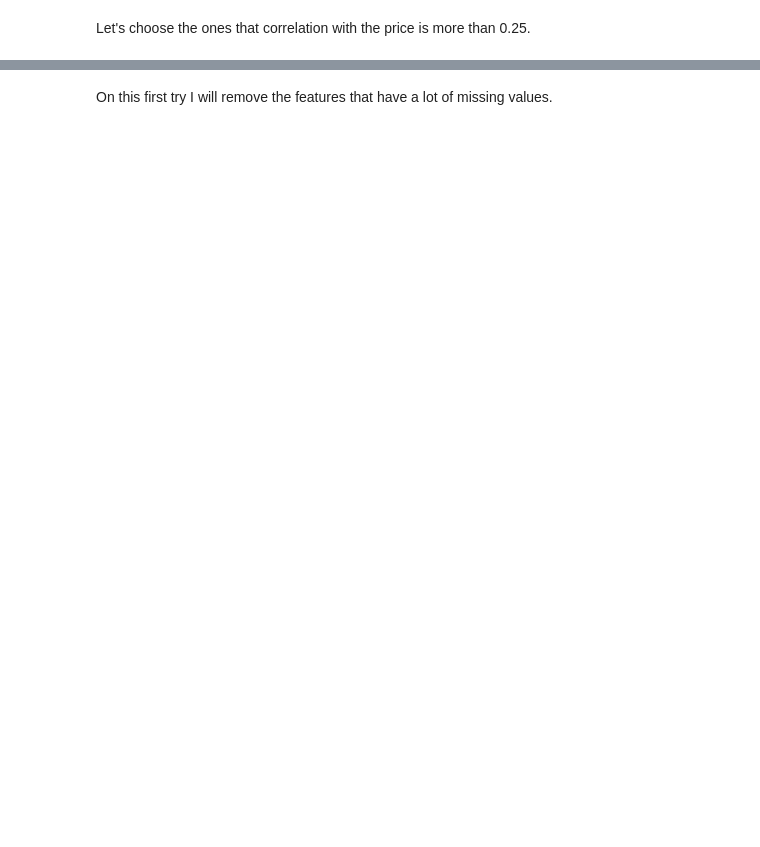
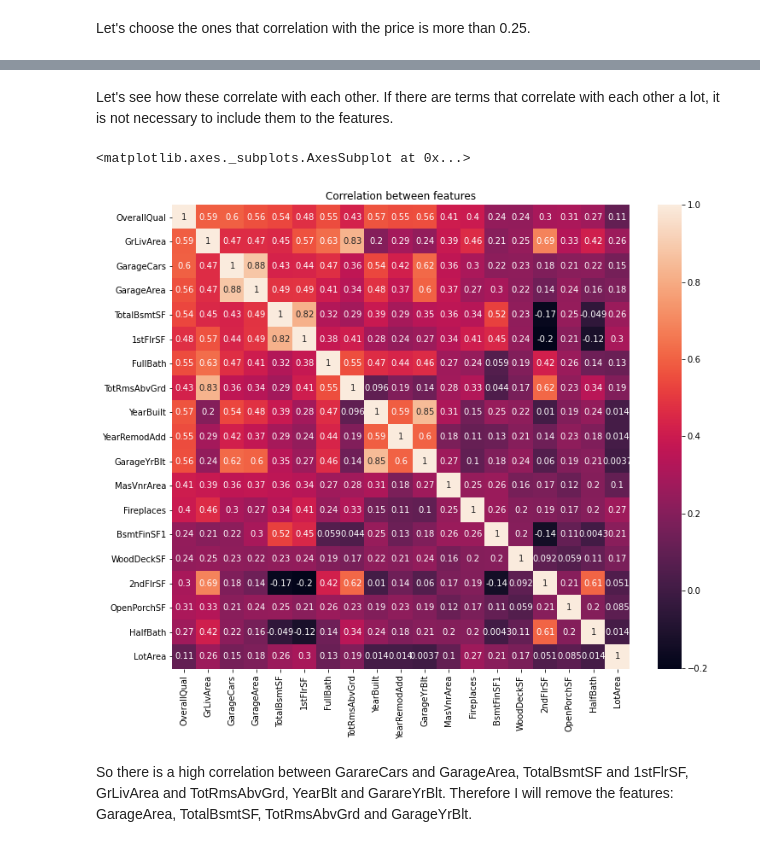
Before and after one commit to sarogov/Kaggle-competitions, a Jupyter notebook: HousePrices/house-prices-how-to-predict-them-well.ipynb, the cells around one changed output, grey strips where cells are left out. Cells and saved outputs as stored; diff of their text form; code cells hidden in the pictures; blank space fills up the shorter version.

Commit message:
Update house-prices-how-to-predict-them-well.ipynb
Added heatmap for correlation matrix

```diff
--- a/HousePrices/house-prices-how-to-predict-them-well.ipynb
+++ b/HousePrices/house-prices-how-to-predict-them-well.ipynb
@@ -82,4 +108,11 @@ home_data[features].describe()
-# %% [markdown]
-On this first try I will remove the features that have a lot of missing values.
-# %%
-features.remove('LotFrontage')
+# %% [markdown]
+Let's see how these correlate with each other. If there are terms that correlate with each other a lot, it is not necessary to include them to the features.
+# %%
+plt.figure(figsize=(12,10))
+plt.title('Correlation between features')
+sns.heatmap(home_data[features].corr(), annot=True)
+# %% [output]
+<matplotlib.axes._subplots.AxesSubplot at 0x...>
+[figure, added]
+# %% [markdown]
+So there is a high correlation between GarareCars and GarageArea, TotalBsmtSF and 1stFlrSF, GrLivArea and TotRmsAbvGrd, YearBlt and GarareYrBlt. Therefore I will remove the features: GarageArea, TotalBsmtSF, TotRmsAbvGrd and GarageYrBlt.
```
Also changed, not shown: parts of 11 cells of this notebook.
